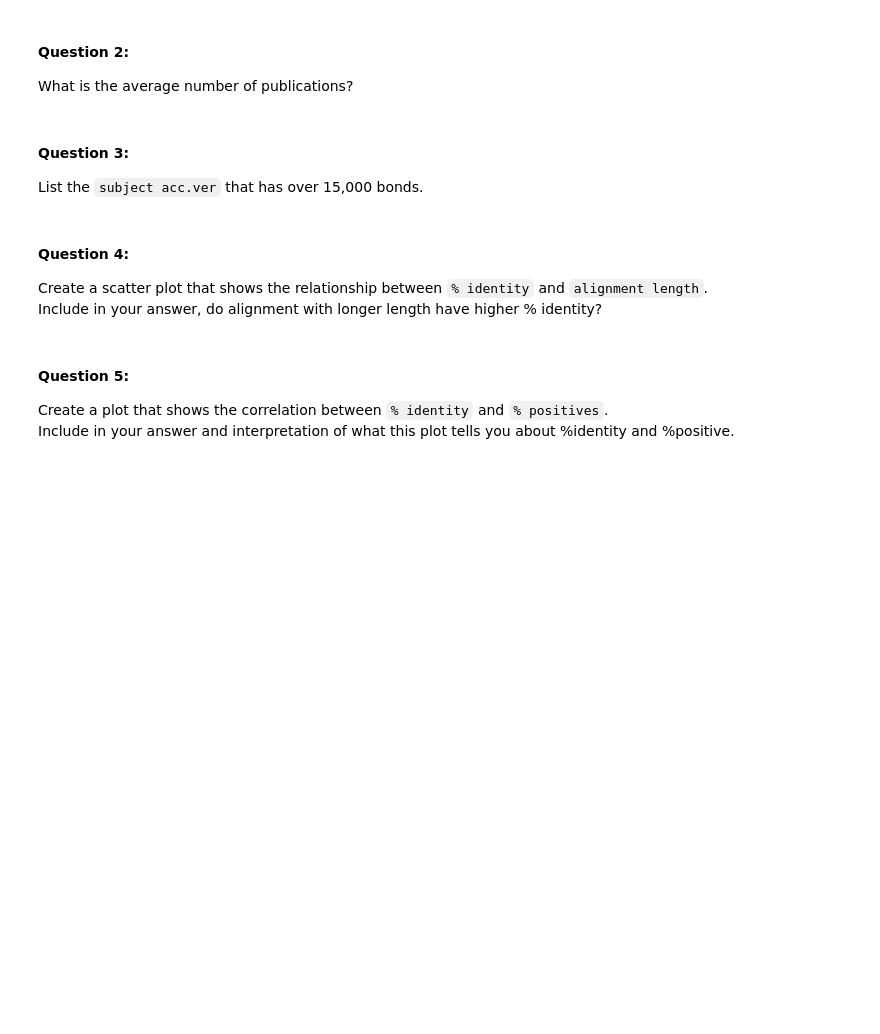
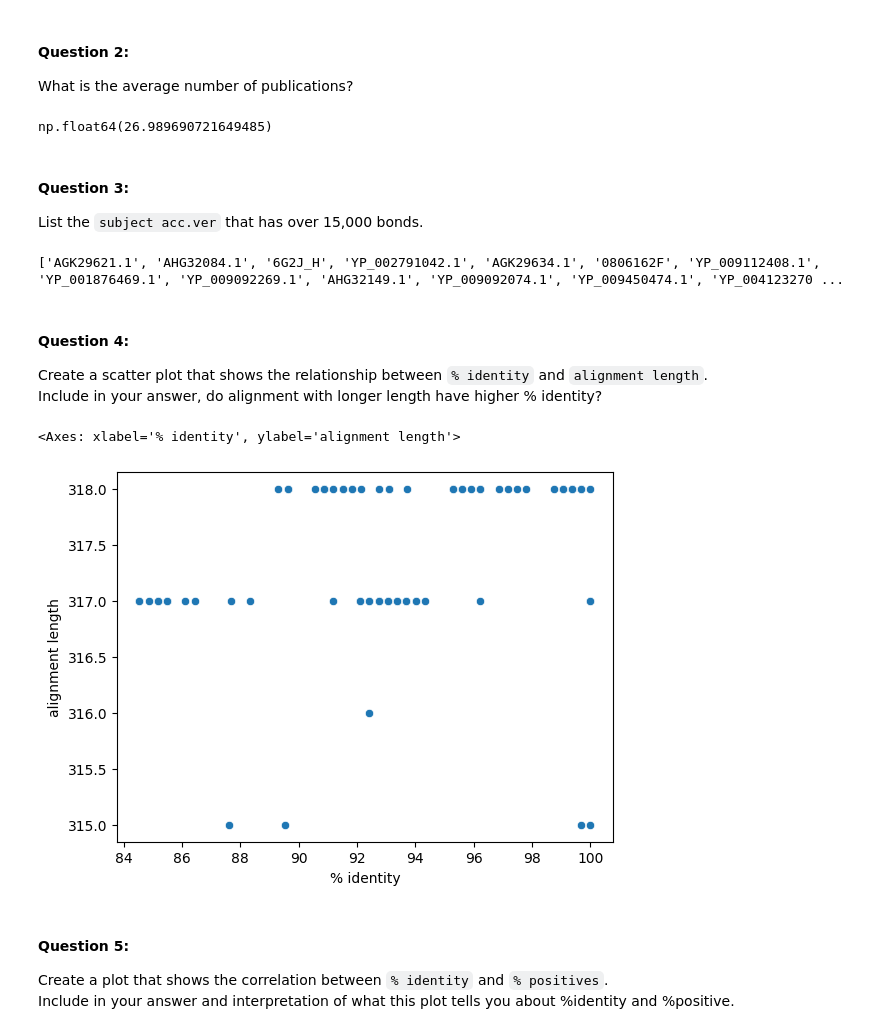
Before and after one commit to salmaibr2/CS133, a Jupyter notebook: Module 3 regression/CS133_F25_M3_HW4_relationship_plt_complicated_data.ipynb, the cells around one changed output. Saved outputs shown, nothing was run; the diff lists cells and outputs as text; code cells hidden in the pictures; blank space fills up the shorter version.

```diff
--- a/Module 3 regression/CS133_F25_M3_HW4_relationship_plt_complicated_data.ipynb
+++ b/Module 3 regression/CS133_F25_M3_HW4_relationship_plt_complicated_data.ipynb
@@ -16,6 +62,9 @@ Read in the data from the csv file above. Skip all the comment lines, create a h
 What is the average number of publications?
 # %%
 ### Your code here . . .
+blast['publications'].mean()
+# %% [output]
+np.float64(26.989690721649485)
 # %% [markdown]
 #### Question 3: ####
 List the `subject acc.ver` that has over 15,000 bonds.
@@ -24,3 +71,15 @@ List the `subject acc.ver` that has over 15,000 bonds.
+# %%
+### Your code here . . .
+blast['bonds'] = blast['bonds'].replace(',', '', regex=True).astype(float)
+
+filtered = blast[blast['bonds'].astype(float) > 15000]
+
+# Get the index (subject acc.ver) of those rows
+subject_ids = filtered.index.tolist()
+
+print(subject_ids)
+# %% [output]
+['AGK29621.1', 'AHG32084.1', '6G2J_H', 'YP_002791042.1', 'AGK29634.1', '0806162F', 'YP_009112408.1', 'YP_001876469.1', 'YP_009092269.1', 'AHG32149.1', 'YP_009092074.1', 'YP_009450474.1', 'YP_004123270 ...
 # %% [markdown]
 #### Question 4: ####
 Create a scatter plot that shows the relationship between `% identity` and `alignment length`.
@@ -30,3 +87,17 @@ Include in your answer, do alignment with longer length have higher % identity?
+# %%
+### Your code here . . .
+import matplotlib
+import seaborn as sns
+sns.scatterplot(
+    data = blast,
+    x= '% identity',
+    y = 'alignment length'
+)
+
+# allignments with longer lencth seem to have higher percent identity
+# %% [output]
+<Axes: xlabel='% identity', ylabel='alignment length'>
+[figure, added]
 # %% [markdown]
 #### Question 5: ####
 Create a plot that shows the correlation between `% identity` and `% positives`.
```
Also changed, not shown: parts of 11 cells of this notebook, 1 other file.
